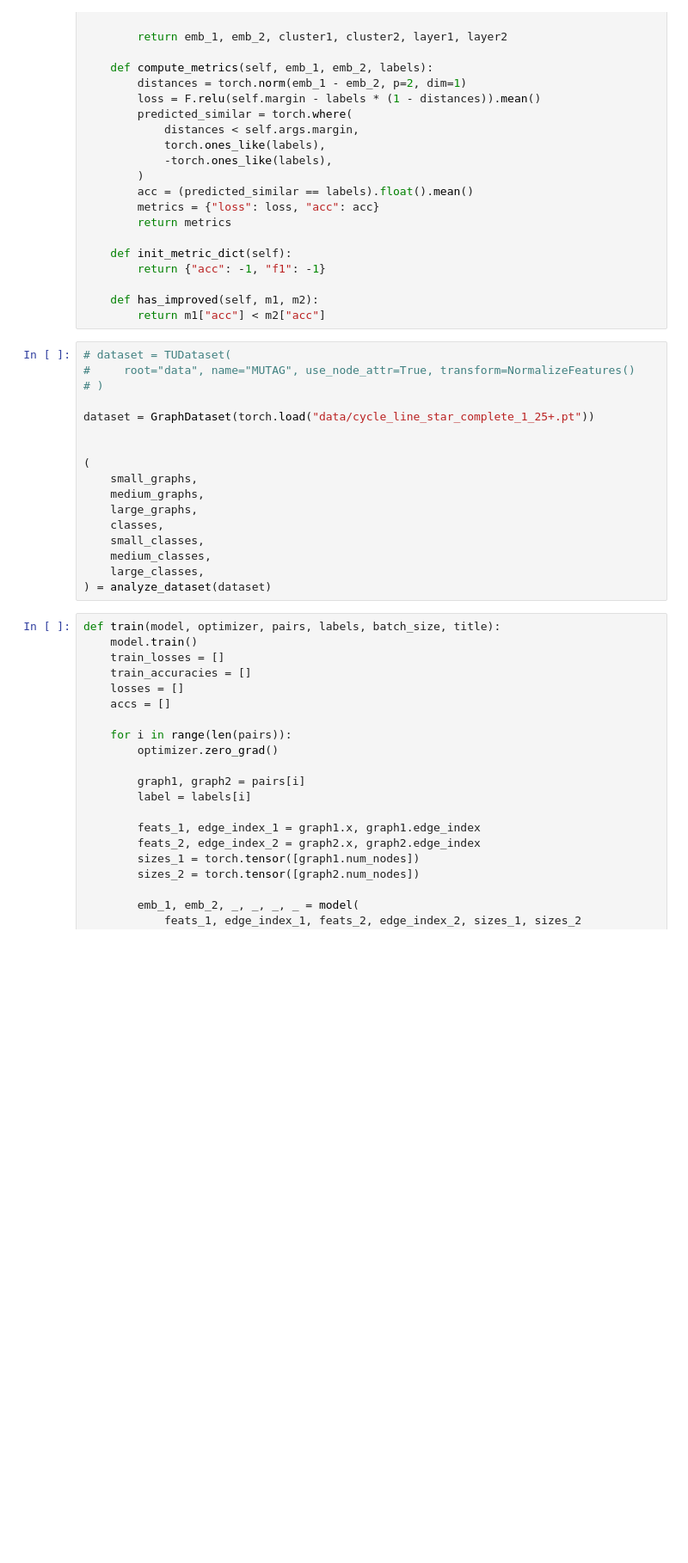
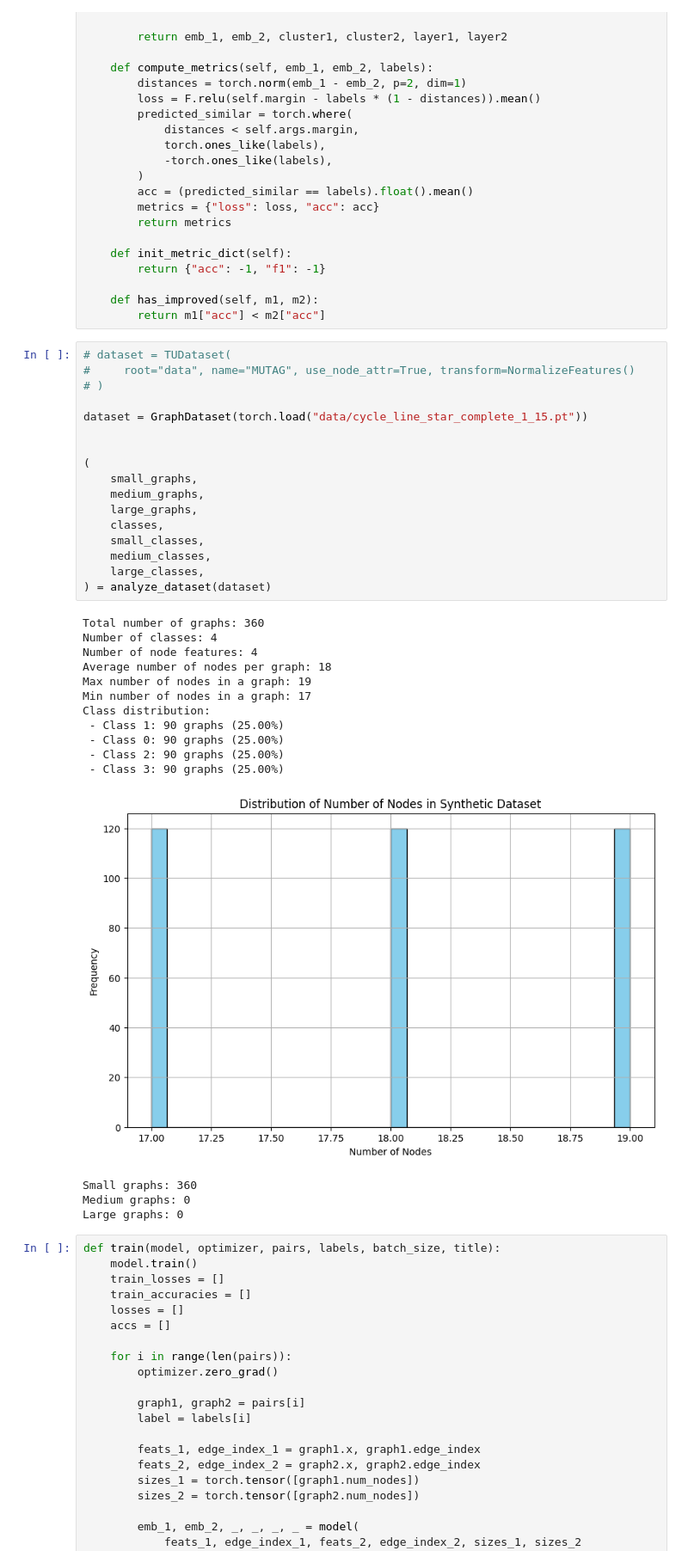
Before and after one commit to tsimiho/gmn, a Jupyter notebook: cross_mutag.ipynb, the cells around one changed output. Shown at 86% size. Cells and saved outputs as stored; diff of their text form; blank space fills up the shorter version.

```diff
--- a/cross_mutag.ipynb
+++ b/cross_mutag.ipynb
@@ -228,20 +228,36 @@ class GraphMatchingNetwork(torch.nn.Module):
 # %%
 # dataset = TUDataset(
 #     root="data", name="MUTAG", use_node_attr=True, transform=NormalizeFeatures()
 # )
 
-dataset = GraphDataset(torch.load("data/cycle_line_star_complete_1_25+.pt"))
+dataset = GraphDataset(torch.load("data/cycle_line_star_complete_1_15.pt"))
 
 
 (
     small_graphs,
     medium_graphs,
     large_graphs,
     classes,
     small_classes,
     medium_classes,
     large_classes,
 ) = analyze_dataset(dataset)
+# %% [output]
+Total number of graphs: 360
+Number of classes: 4
+Number of node features: 4
+Average number of nodes per graph: 18
+Max number of nodes in a graph: 19
+Min number of nodes in a graph: 17
+Class distribution:
+ - Class 1: 90 graphs (25.00%)
+ - Class 0: 90 graphs (25.00%)
+ - Class 2: 90 graphs (25.00%)
+ - Class 3: 90 graphs (25.00%)
+[figure, added]
+Small graphs: 360
+Medium graphs: 0
+Large graphs: 0
 # %%
 def train(model, optimizer, pairs, labels, batch_size, title):
     model.train()
```
Also changed, not shown: parts of 5 cells of this notebook, 5 other files.
